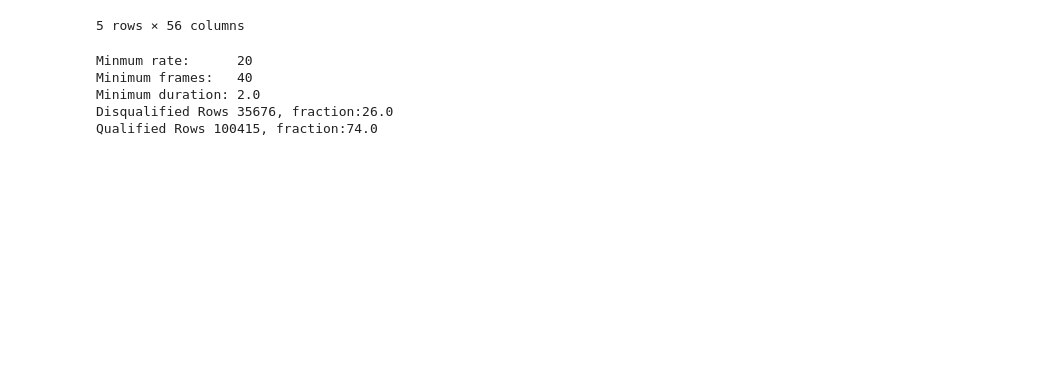
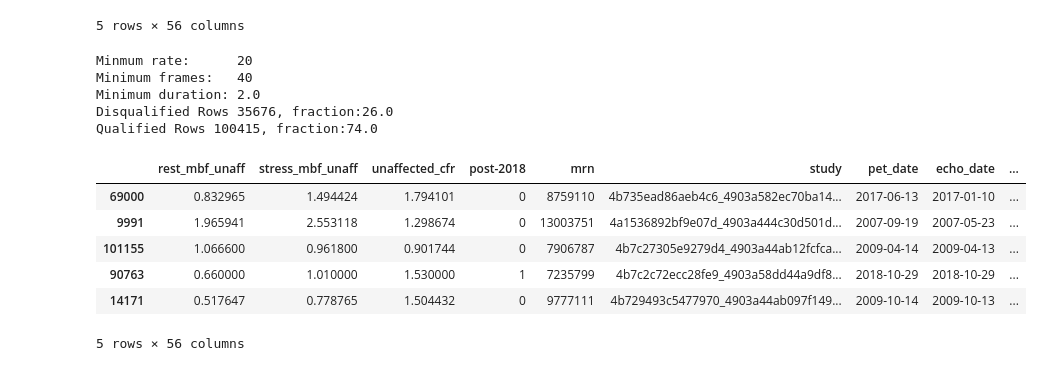
Before and after one commit to awerdich/werdich-cfr, a Jupyter notebook: notebooks/cfr_datasets_patientsplit.ipynb, the cells around one changed output. Saved outputs shown, nothing was run; the diff lists cells and outputs as text; code cells hidden in the pictures; blank space fills up the shorter version.

Commit message:
Paths to convert nonaffected data.

```diff
--- a/notebooks/cfr_datasets_patientsplit.ipynb
+++ b/notebooks/cfr_datasets_patientsplit.ipynb
@@ -406,3 +406,14 @@ Minimum frames:   40
 Minimum duration: 2.0
 Disqualified Rows 35676, fraction:26.0
 Qualified Rows 100415, fraction:74.0
+# %%
+df = pd.read_parquet(os.path.join(meta_dir, 'nondefect_pet_echo_dataset_200425.parquet'))
+df.head()
+# %% [output]
+|  | rest_mbf_unaff | stress_mbf_unaff | unaffected_cfr | post-2018 | mrn | study | pet_date | echo_date | ... |
+| 69000 | 0.832965 | 1.494424 | 1.794101 | 0 | 8759110 | 4b735ead86aeb4c6_4903a582ec70ba14... | 2017-06-13 | 2017-01-10 | ... |
+| 9991 | 1.965941 | 2.553118 | 1.298674 | 0 | 13003751 | 4a1536892bf9e07d_4903a444c30d501d... | 2007-09-19 | 2007-05-23 | ... |
+| 101155 | 1.066600 | 0.961800 | 0.901744 | 0 | 7906787 | 4b7c27305e9279d4_4903a44ab12fcfca... | 2009-04-14 | 2009-04-13 | ... |
+| 90763 | 0.660000 | 1.010000 | 1.530000 | 1 | 7235799 | 4b7c2c72ecc28fe9_4903a58dd44a9df8... | 2018-10-29 | 2018-10-29 | ... |
+| 14171 | 0.517647 | 0.778765 | 1.504432 | 0 | 9777111 | 4b729493c5477970_4903a44ab097f149... | 2009-10-14 | 2009-10-13 | ... |
+5 rows × 56 columns
```
Also changed, not shown: 1 other file.
